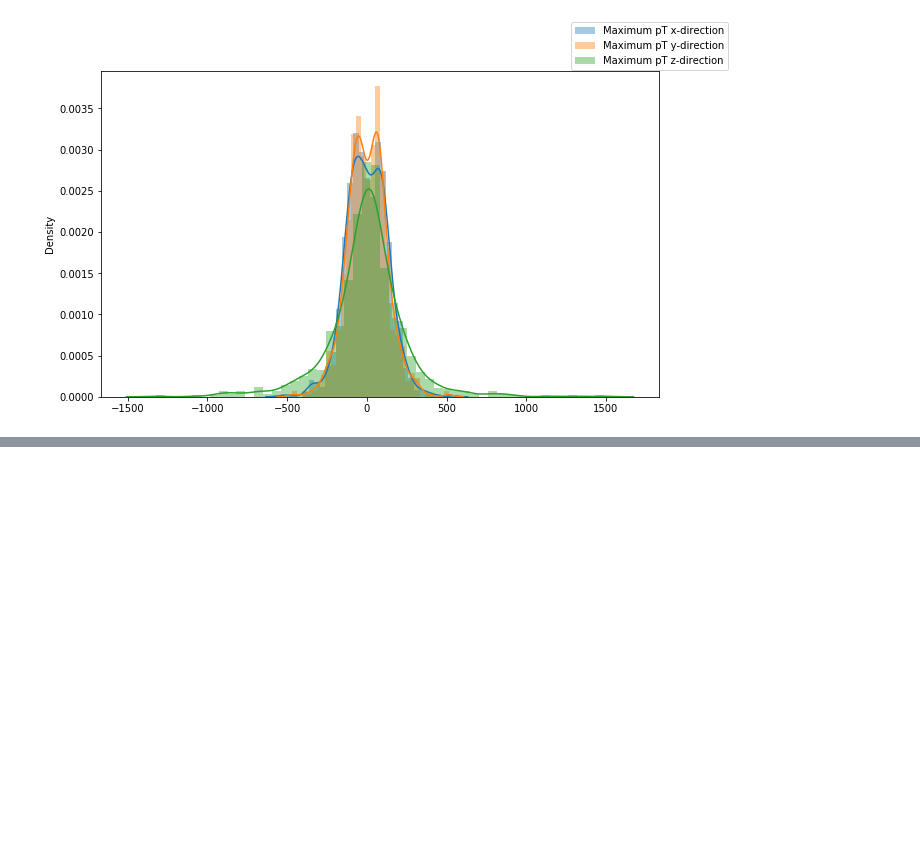
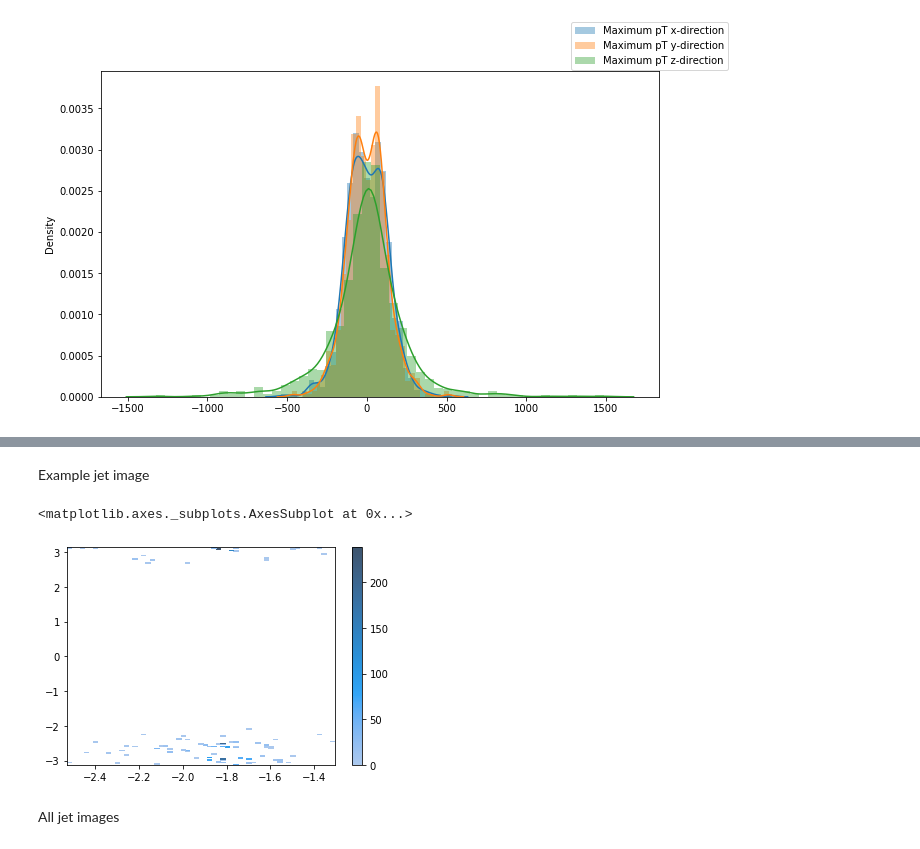
Before and after one commit to murnanedaniel/lorentznet, a Jupyter notebook: notebooks/DataExplore/0-DM-InitialExploration.ipynb, the cells around one changed output, grey strips where cells are left out. Saved outputs shown, nothing was run; the diff lists cells and outputs as text; code cells hidden in the pictures; blank space fills up the shorter version.

```diff
--- a/notebooks/DataExplore/0-DM-InitialExploration.ipynb
+++ b/notebooks/DataExplore/0-DM-InitialExploration.ipynb
@@ -72,0 +84,8 @@ fig.legend()
+# %%
+def calc_eta_phi(x, y, z):
+    r = np.sqrt(x**2 + y**2)
+    theta = np.arctan2(r, z)
+    eta = -1. * np.log(np.tan(theta / 2.))
+    phi = np.arctan2(y, x)
+
+    return eta, phi
@@ -72,0 +112,28 @@ fig.legend()
+# %%
+def get_eta_phi_values(jet_series):
+
+    energies = np.array([jet_series[f'E_{i}'] for i in range(200)])
+    x_values = np.array([jet_series[f'PX_{i}'] for i in range(200)])
+    y_values = np.array([jet_series[f'PY_{i}'] for i in range(200)])
+    z_values = np.array([jet_series[f'PZ_{i}'] for i in range(200)])
+
+    existing_jet_mask = energies > 0
+    energies, x_values, y_values, z_values = energies[existing_jet_mask], x_values[existing_jet_mask], y_values[existing_jet_mask], z_values[existing_jet_mask]
+
+    eta_values, phi_values = calc_eta_phi(x_values, y_values, z_values)
+
+    return eta_values, phi_values, energies
+# %% [markdown]
+Example jet image
+# %%
+jet_number = 10
+
+eta_values, phi_values, energies = get_eta_phi_values(df.iloc[jet_number])
+
+sns.histplot(x = eta_values, y = phi_values, weights = energies, binwidth=0.02, palette=matplotlib.colors.Colormap("viridis"), cbar=True)
+# sns.histplot(x = x_values, y = y_values, weights = energies, binwidth=2)
+# %% [output]
+<matplotlib.axes._subplots.AxesSubplot at 0x...>
+[figure, added]
+# %% [markdown]
+All jet images
```
Also changed, not shown: parts of 11 cells of this notebook.
